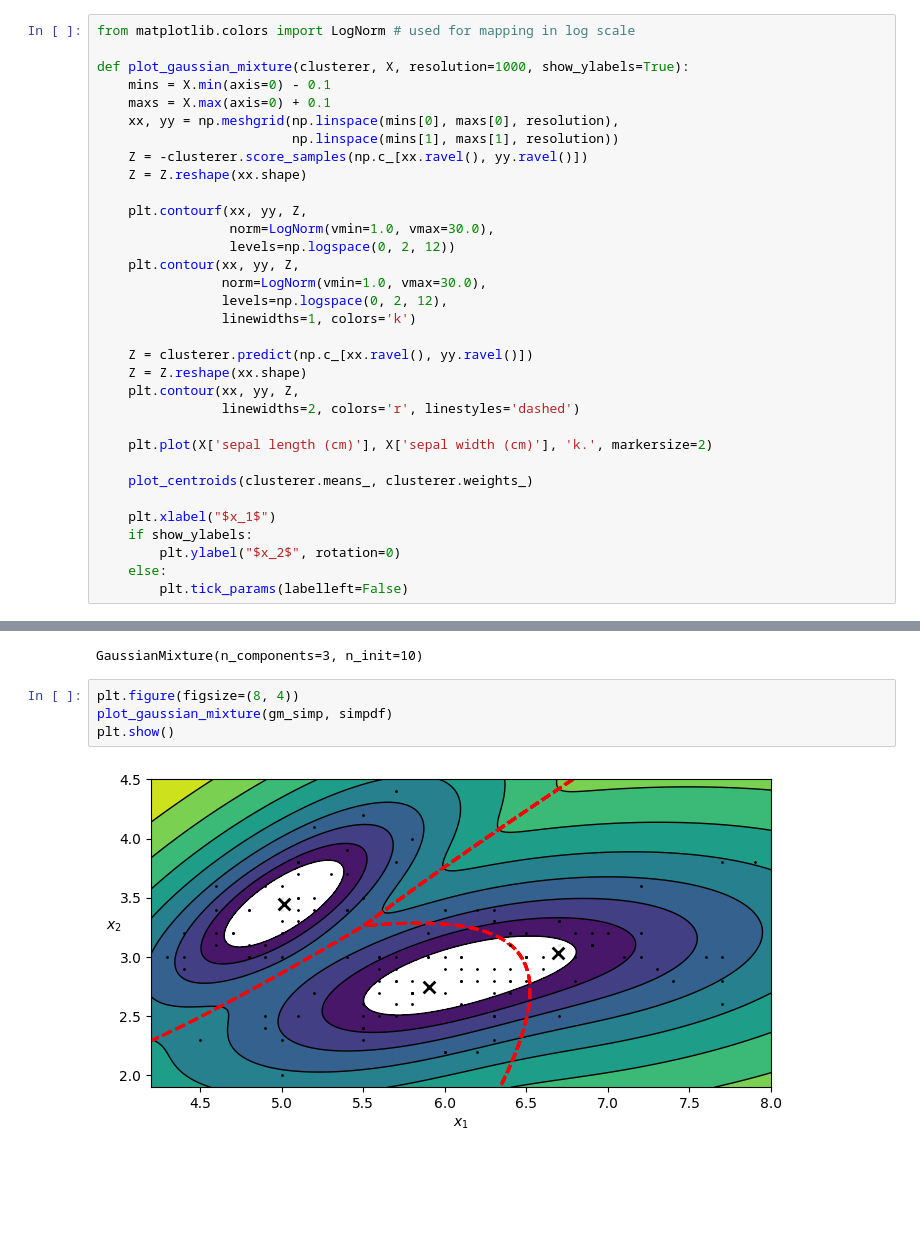
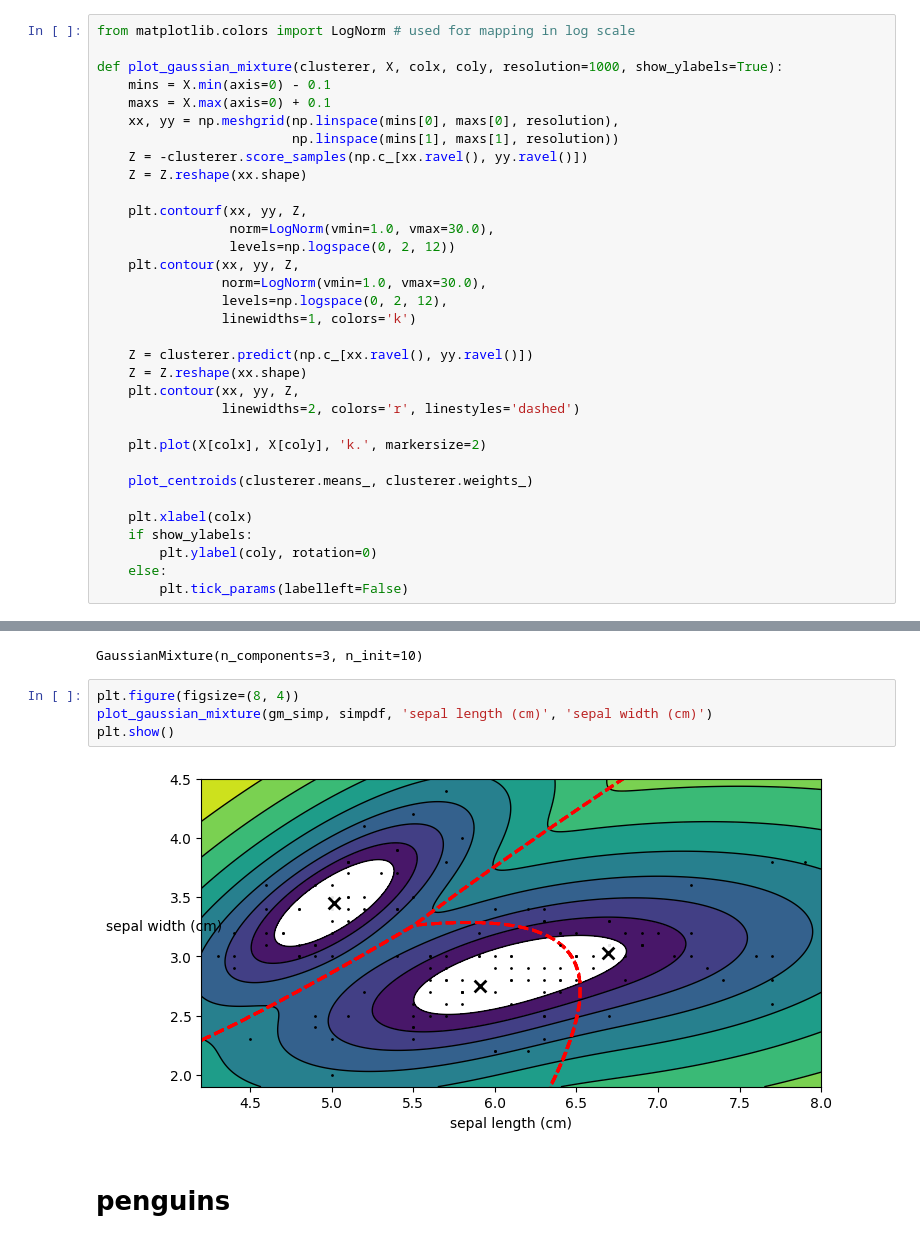
Before and after one commit to reagenhuskey/cs290, a Jupyter notebook: gmm.ipynb, the cells around one changed output, grey strips where cells are left out. Saved outputs shown, nothing was run; the diff lists cells and outputs as text; blank space fills up the shorter version.

```diff
--- a/gmm.ipynb
+++ b/gmm.ipynb
@@ -123,7 +123,7 @@ def plot_centroids(centroids, weights=None, circle_color='w', cross_color='k'):
 # %%
 from matplotlib.colors import LogNorm # used for mapping in log scale
 
-def plot_gaussian_mixture(clusterer, X, resolution=1000, show_ylabels=True):
+def plot_gaussian_mixture(clusterer, X, colx, coly, resolution=1000, show_ylabels=True):
     mins = X.min(axis=0) - 0.1
     maxs = X.max(axis=0) + 0.1
     xx, yy = np.meshgrid(np.linspace(mins[0], maxs[0], resolution),
@@ -144,12 +144,12 @@ def plot_gaussian_mixture(clusterer, X, resolution=1000, show_ylabels=True):
     plt.contour(xx, yy, Z,
                 linewidths=2, colors='r', linestyles='dashed')
 
-    plt.plot(X['sepal length (cm)'], X['sepal width (cm)'], 'k.', markersize=2)
+    plt.plot(X[colx], X[coly], 'k.', markersize=2)
 
     plot_centroids(clusterer.means_, clusterer.weights_)
 
-    plt.xlabel("$x_1$")
+    plt.xlabel(colx)
     if show_ylabels:
-        plt.ylabel("$x_2$", rotation=0)
+        plt.ylabel(coly, rotation=0)
     else:
         plt.tick_params(labelleft=False)
@@ -162,7 +164,9 @@ gm_simp.fit(simpdf)
 GaussianMixture(n_components=3, n_init=10)
 # %%
 plt.figure(figsize=(8, 4))
-plot_gaussian_mixture(gm_simp, simpdf)
+plot_gaussian_mixture(gm_simp, simpdf, 'sepal length (cm)', 'sepal width (cm)')
 plt.show()
 # %% [output]
-[figure, old version]
+[figure, new version]
+# %% [markdown]
+# penguins
```
Also changed, not shown: parts of 12 cells of this notebook.
